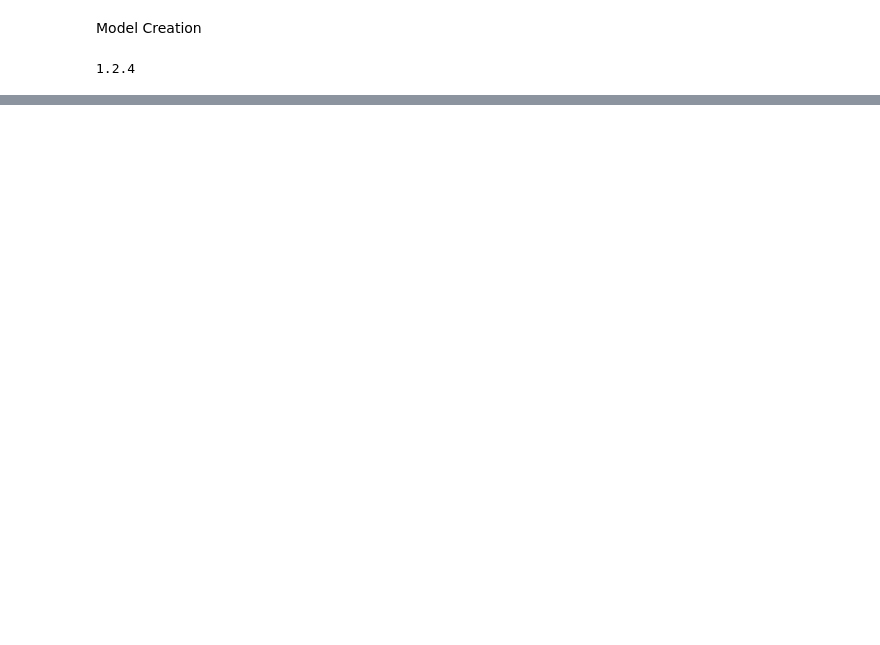
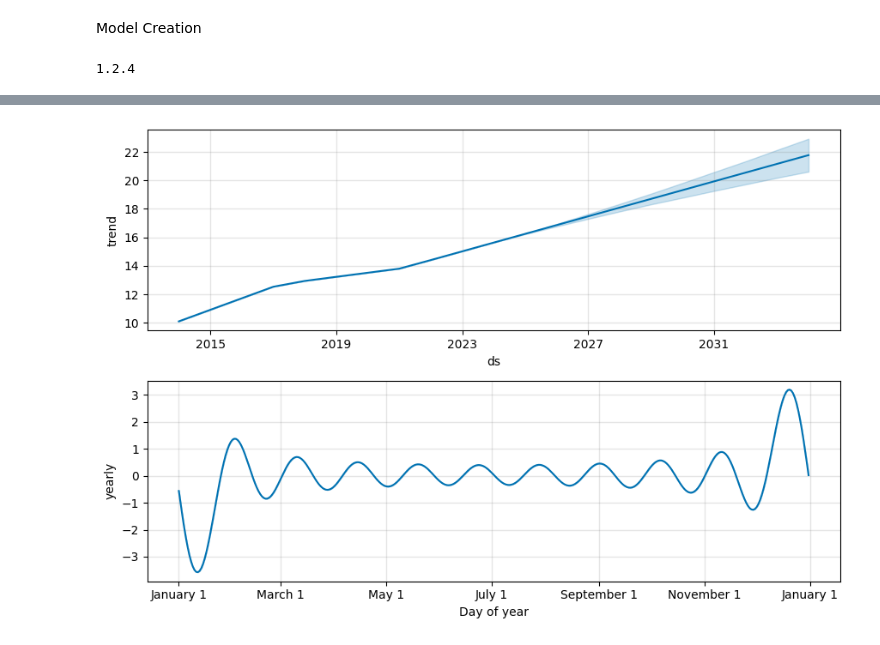
Before and after one commit to pdpau/catalan-realestate-price-prediction, a Jupyter notebook: src/model_opcio2_pisos_barcelona.ipynb, the cells around one changed output, grey strips where cells are left out. Drawn from its saved outputs; the diff is of its cells as text; code cells hidden in the pictures; blank space fills up the shorter version.

```diff
--- a/src/model_opcio2_pisos_barcelona.ipynb
+++ b/src/model_opcio2_pisos_barcelona.ipynb
@@ -261,0 +258,6 @@ False
+# %%
+# Python
+model_rent_price_per_m2.plot_components(forecast_rent_price_per_m2)
+plt.show()
+# %% [output]
+[figure, added]
```
Also changed, not shown: parts of 12 cells of this notebook, 2 other files.
